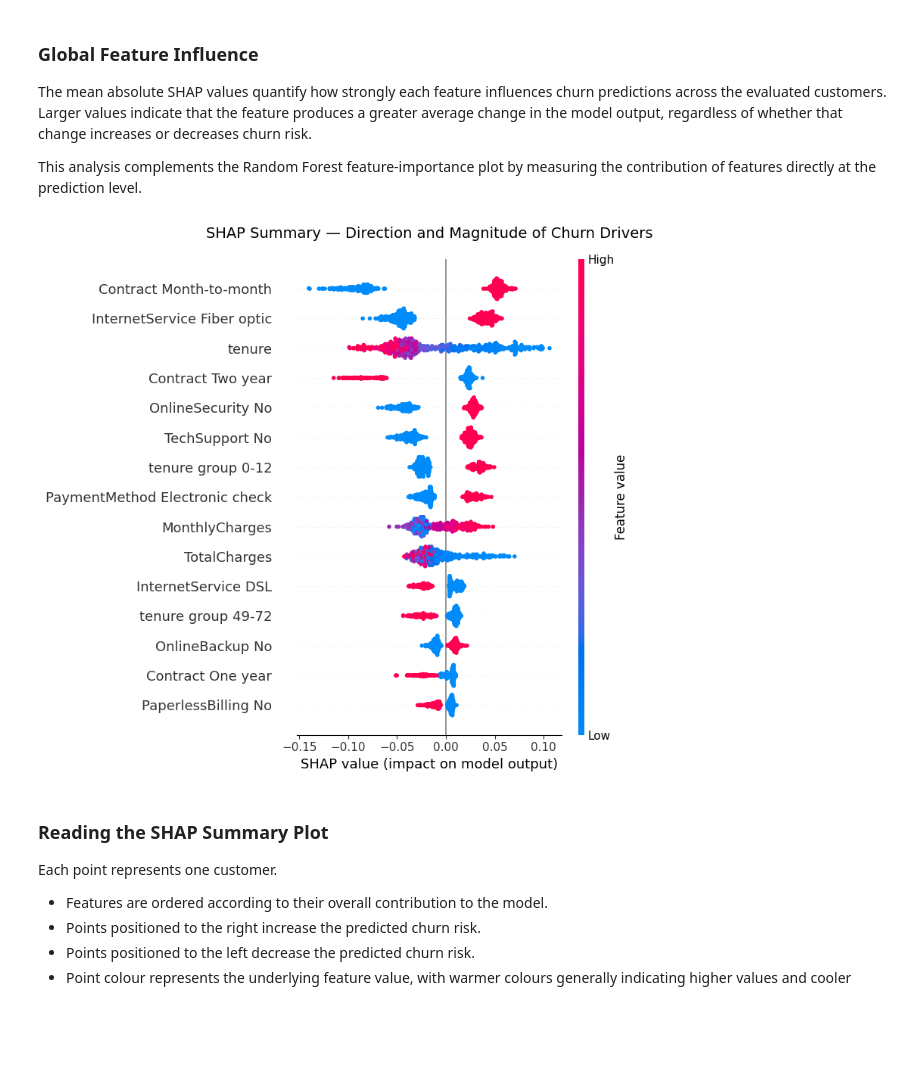
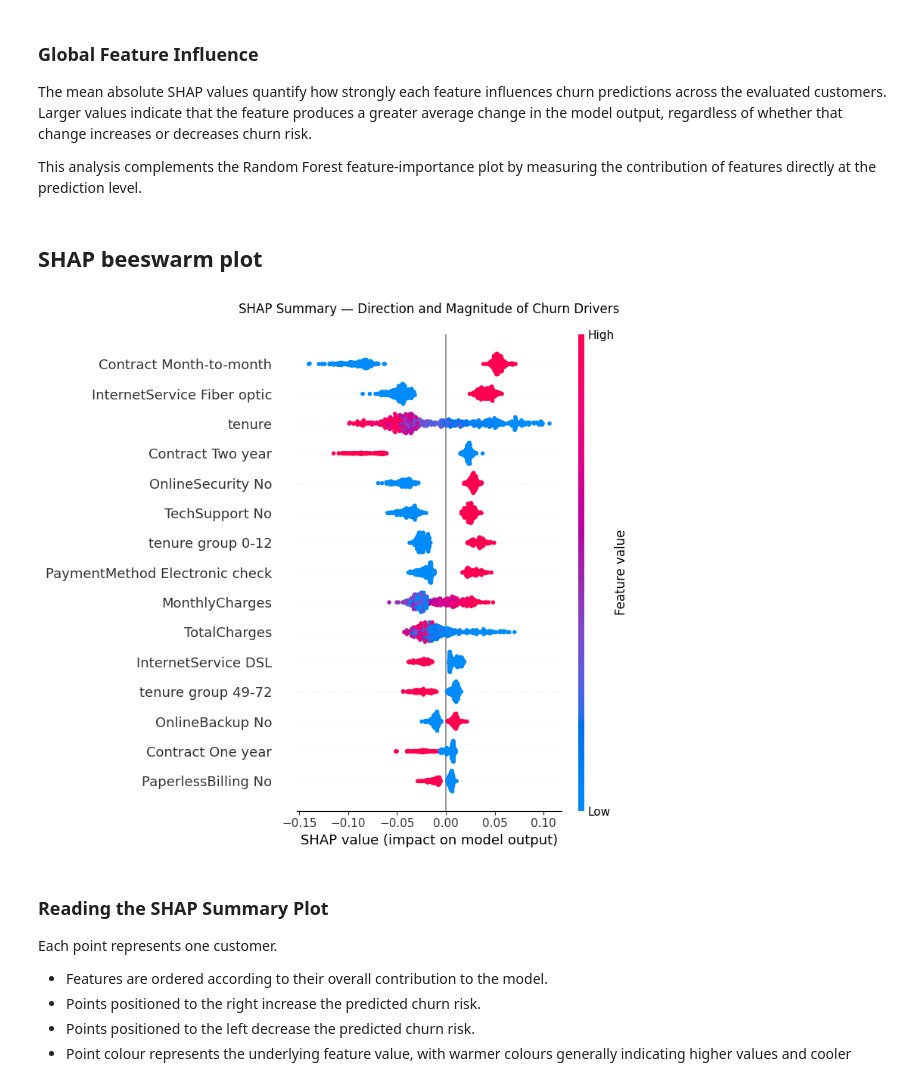
Before and after one commit to Saptaparnineogi/Customer-Churn-Risk-Assessment-and-Retention-Analytics, a Jupyter notebook: notebooks/03_Model_Evaluation_and_Business_Insights.ipynb.ipynb, the cells around one changed output. Cells and saved outputs as stored; diff of their text form; code cells hidden in the pictures; blank space fills up the shorter version.

```diff
--- a/notebooks/03_Model_Evaluation_and_Business_Insights.ipynb.ipynb
+++ b/notebooks/03_Model_Evaluation_and_Business_Insights.ipynb.ipynb
@@ -625,27 +625,29 @@ fig.show()
 The mean absolute SHAP values quantify how strongly each feature influences churn predictions across the evaluated customers. Larger values indicate that the feature produces a greater average change in the model output, regardless of whether that change increases or decreases churn risk.
 
 This analysis complements the Random Forest feature-importance plot by measuring the contribution of features directly at the prediction level.
+# %% [markdown]
+## SHAP beeswarm plot
 # %%
 plt.figure(figsize=(11, 8))
 
 shap.summary_plot(
     churn_shap_values,
     X_explain,
     feature_names=X_explain.columns,
     max_display=15,
     show=False
 )
 
 plt.title(
     "SHAP Summary — Direction and Magnitude of Churn Drivers",
-    fontsize=14,
+    fontsize=12,
     pad=20
 )
 
 plt.tight_layout()
 plt.show()
 # %% [output]
-[figure, old version]
+[figure, new version]
 # %% [markdown]
 ### Reading the SHAP Summary Plot
 
```
Also changed, not shown: parts of 9 cells of this notebook.
